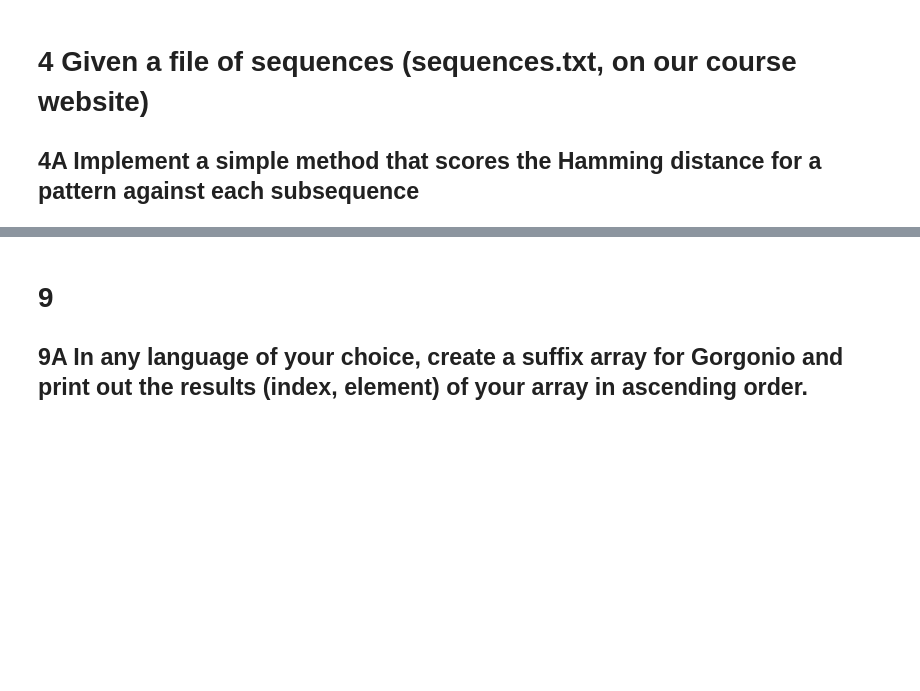
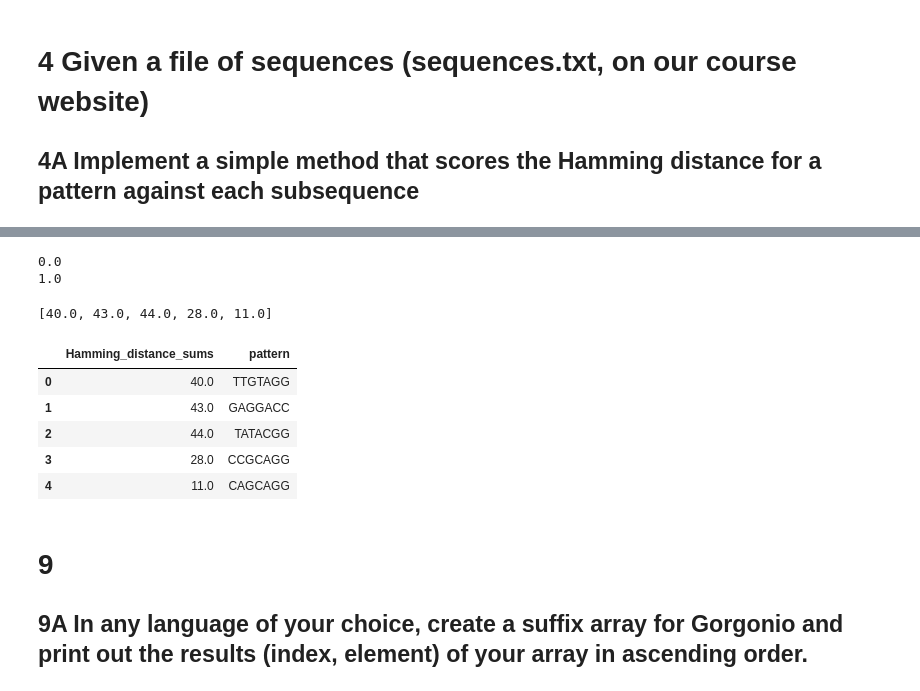
Before and after one commit to ew6977/Bi183, a Jupyter notebook: Bi183_PS1/BI183_PS1.ipynb, the cells around one changed output, grey strips where cells are left out. Drawn from its saved outputs; the diff is of its cells as text; code cells hidden in the pictures; blank space fills up the shorter version.

Commit message:
Removed accidental enter in atom_sequenecs, and successfully wrote the hamming distance funcitons

```diff
--- a/Bi183_PS1/BI183_PS1.ipynb
+++ b/Bi183_PS1/BI183_PS1.ipynb
@@ -184,3 +161,73 @@ SyntaxError: invalid syntax (<ipython-input-115-789f669a575a>, line 4)
+# %%
+def min_hamming_distance(Dna_str, pattern):
+    """
+    This code computes the hamming distance for all kmers of pattern length and determines
+    the smallest hamming distance of all kmers (could be 0, but could be greater also)
+    """
+    len_pattern = len(pattern)
+    seq_len = len(Dna_str)
+
+    hamming_distances = []
+
+    for i in range(0, seq_len-len(pattern)+1):
+        kmer = Dna_str[i:i+len_pattern]
+        diffs = 0
+        for ch1, ch2 in zip(kmer, pattern):
+            if ch1 != ch2:
+                diffs += 1
+        hamming_distances.append(diffs)
+    lowest_hamming_distance = min(float(s) for s in hamming_distances)
+
+    return lowest_hamming_distance
+
+print(min_hamming_distance(('AAAT'), 'AAAT'))
+print(min_hamming_distance(('AAAG'), 'AAAT'))
+
+# test_seq = 'ATGCGGCGA'
+# test_pattern = 'ATCG'
+# testing = min_hamming_distance(test_seq, test_pattern)
+# testing
+# %% [output]
+0.0
+1.0
+# %%
+def sum_hamming_distances(all_sequences, pattern):
+    total_hamming_sum = 0
+    for seq in all_sequences:
+        min_hamming = min_hamming_distance(seq, pattern)
+        total_hamming_sum += min_hamming
+    return total_hamming_sum
+
+#Importing the sequences.txt
+sequences = (open('atom_sequences', 'r').read().split('\n'))
+patterns = ('TTGTAGG', 'GAGGACC', 'TATACGG', 'CCGCAGG', 'CAGCAGG')
+sequences
+test = sum_hamming_distances(sequences, 'TTGTAGG')
+test
+
+pattern_hd = []
+for p in patterns:
+    pattern_hd.append(sum_hamming_distances(sequences, p))
+print(pattern_hd)
+
+d = { 'Hamming_distance_sums' : pd.Series(pattern_hd),'pattern': pd.Series(patterns)}
+hd_df = pd.DataFrame(d)
+hd_df
+
+#implanted motif... sum up the hamming distances
+#Per long sequence, take the kmer that has the lowest hamming distance
+#Sum up the t(min_Hamming_distance) for all of the sequences. This is the total score of a
+#pattern with respect to a set of sequences.
+#Compare all of the patterns hamming distances scores and the one with the lowest value is
+#the "implanted sequence"
+# %% [output]
+[40.0, 43.0, 44.0, 28.0, 11.0]
+|  | Hamming_distance_sums | pattern |
+| 0 | 40.0 | TTGTAGG |
+| 1 | 43.0 | GAGGACC |
+| 2 | 44.0 | TATACGG |
+| 3 | 28.0 | CCGCAGG |
+| 4 | 11.0 | CAGCAGG |
 # %% [markdown]
 # 9
 ## 9A In any language of your choice, create a suffix array for Gorgonio and print out the results (index, element) of your array in ascending order.
```
Also changed, not shown: parts of 5 cells of this notebook, 1 other file.
